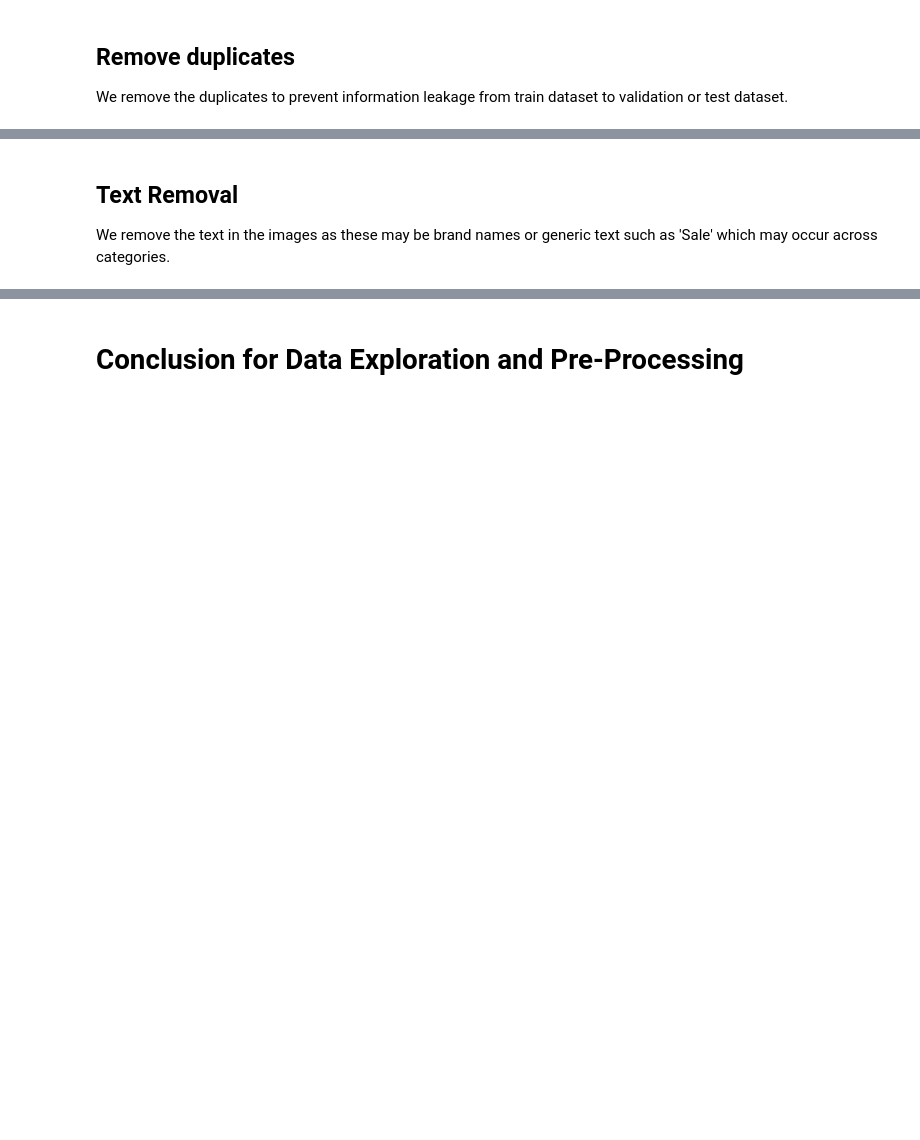
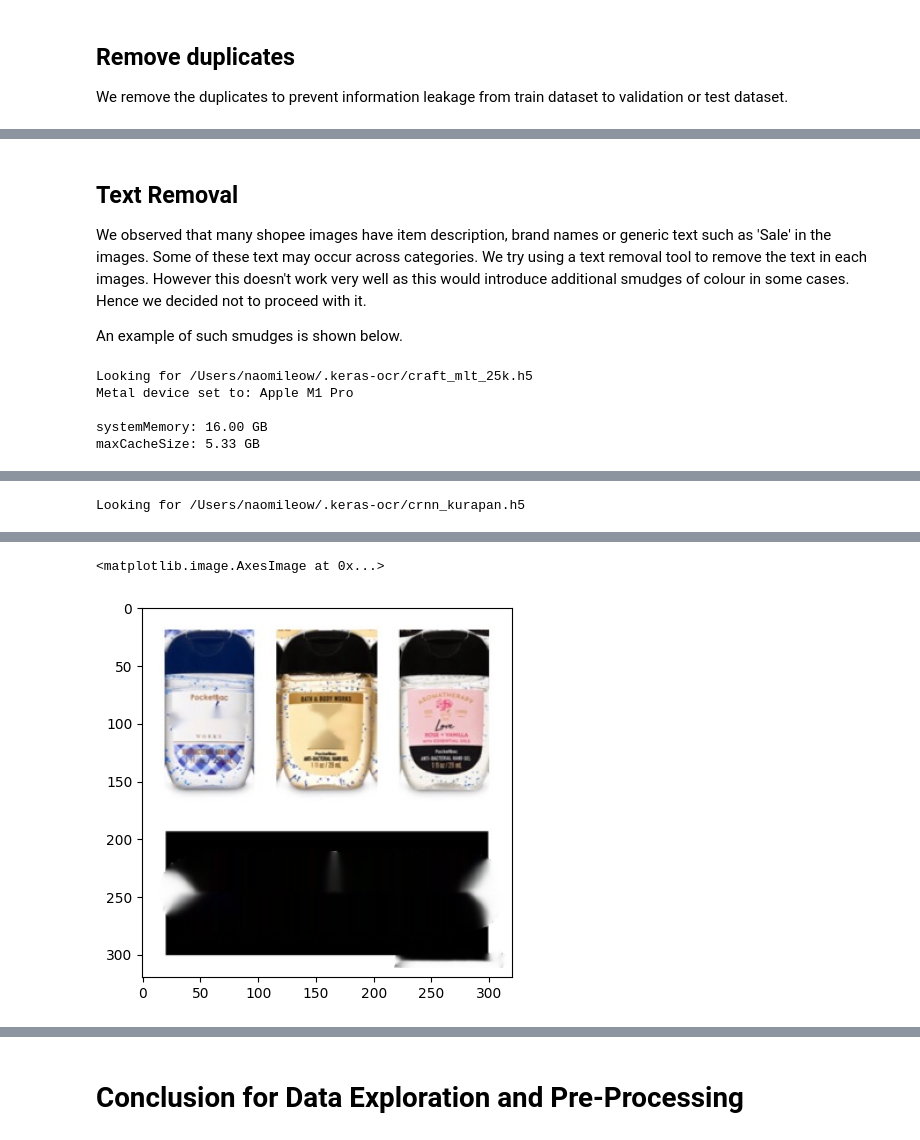
Before and after one commit to naomilwx/cs5242-project, a Jupyter notebook: notebooks/DataExploration_PreProcessing.ipynb, the cells around one changed output, grey strips where cells are left out. Drawn from its saved outputs; the diff is of its cells as text; code cells hidden in the pictures; blank space fills up the shorter version.

```diff
--- a/notebooks/DataExploration_PreProcessing.ipynb
+++ b/notebooks/DataExploration_PreProcessing.ipynb
@@ -3,3 +9,6 @@
+# %%
+# Run this cell instead if running this notebook from the project root
+rootdir = ''
 # %% [markdown]
 Notebook to explore and pre-process the product image dataset obtained from the Shopee web scraper.
 # %% [markdown]
@@ -348,3 +368,5 @@ We remove the background of the images to reduce the impact of noise on the trai
 # %% [markdown]
 ## Text Removal
-We remove the text in the images as these may be brand names or generic text such as 'Sale' which may occur across categories.
+We observed that many shopee images have item description, brand names or generic text such as 'Sale' in the images. Some of these text may occur across categories. We try using a text removal tool to remove the text in each images. However this doesn't work very well as this would introduce additional smudges of colour in some cases. Hence we decided not to proceed with it.
+
+An example of such smudges is shown below.
@@ -350,0 +375,16 @@ We remove the text in the images as these may be brand names or generic text suc
+# %%
+import keras_ocr
+from scripts.image_clean import crop_and_inpaint_text
+
+pipeline = keras_ocr.pipeline.Pipeline()
+filepath = os.path.join(rootdir, 'data/images/Beauty-Personal-Care-cat/1874331.png')
+out = crop_and_inpaint_text(filepath, pipeline, 1)
+
+import matplotlib.pyplot as plt
+plt.imshow(out)
+# %% [output]
+Looking for /Users/naomileow/.keras-ocr/craft_mlt_25k.h5
+Metal device set to: Apple M1 Pro
+
+systemMemory: 16.00 GB
+maxCacheSize: 5.33 GB
@@ -350,0 +393 @@ We remove the text in the images as these may be brand names or generic text suc
+Looking for /Users/naomileow/.keras-ocr/crnn_kurapan.h5
@@ -350,0 +403,2 @@ We remove the text in the images as these may be brand names or generic text suc
+<matplotlib.image.AxesImage at 0x...>
+[figure, added]
```
Also changed, not shown: parts of 32 cells of this notebook, 5 other files.
